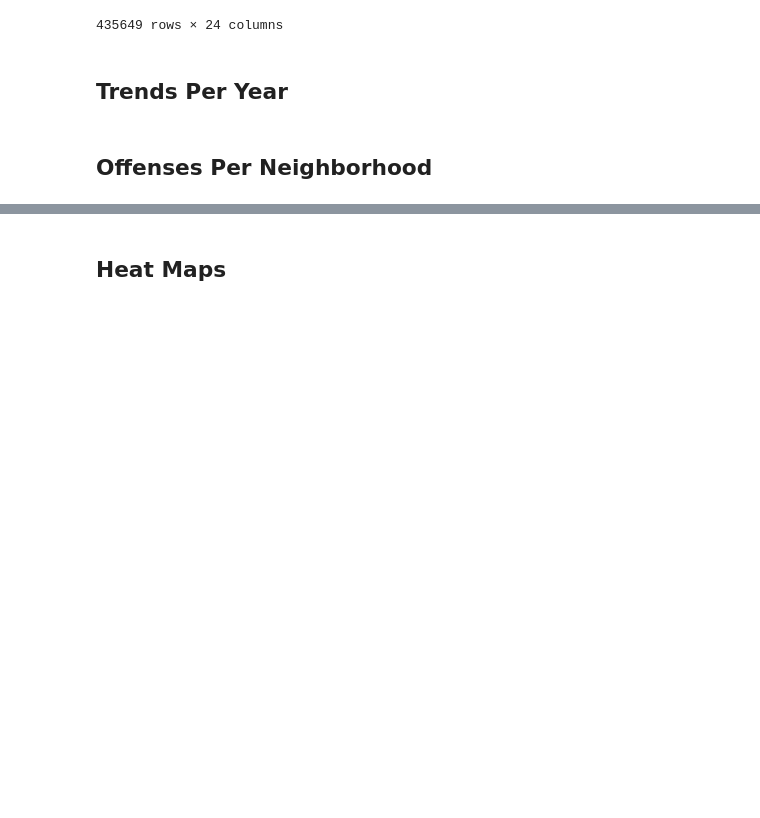
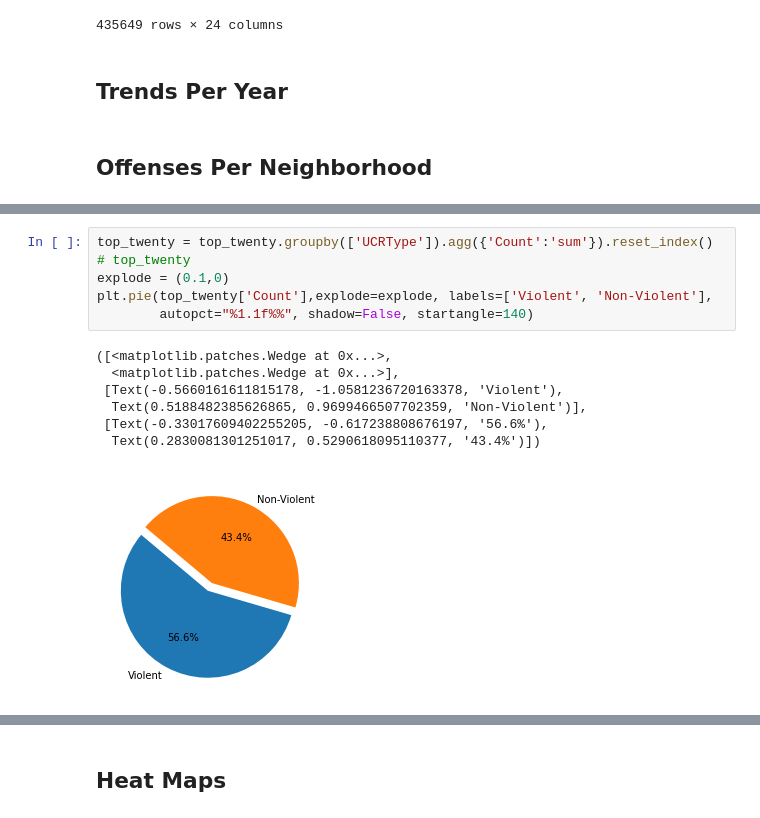
Before and after one commit to colepierie/Crime_Analysis, a Jupyter notebook: CrimeAnalysis.ipynb, the cells around one changed output, grey strips where cells are left out. Saved outputs shown, nothing was run; the diff lists cells and outputs as text; blank space fills up the shorter version.

```diff
--- a/CrimeAnalysis.ipynb
+++ b/CrimeAnalysis.ipynb
@@ -146,0 +167,14 @@ nh_offense =
+# %%
+top_twenty = top_twenty.groupby(['UCRType']).agg({'Count':'sum'}).reset_index()
+# top_twenty
+explode = (0.1,0)
+plt.pie(top_twenty['Count'],explode=explode, labels=['Violent', 'Non-Violent'],
+        autopct="%1.1f%%", shadow=False, startangle=140)
+# %% [output]
+([<matplotlib.patches.Wedge at 0x...>,
+  <matplotlib.patches.Wedge at 0x...>],
+ [Text(-0.5660161611815178, -1.0581236720163378, 'Violent'),
+  Text(0.5188482385626865, 0.9699466507702359, 'Non-Violent')],
+ [Text(-0.33017609402255205, -0.617238808676197, '56.6%'),
+  Text(0.2830081301251017, 0.5290618095110377, '43.4%')])
+[figure, added]
```
Also changed, not shown: parts of 10 cells of this notebook, 4 other files.
